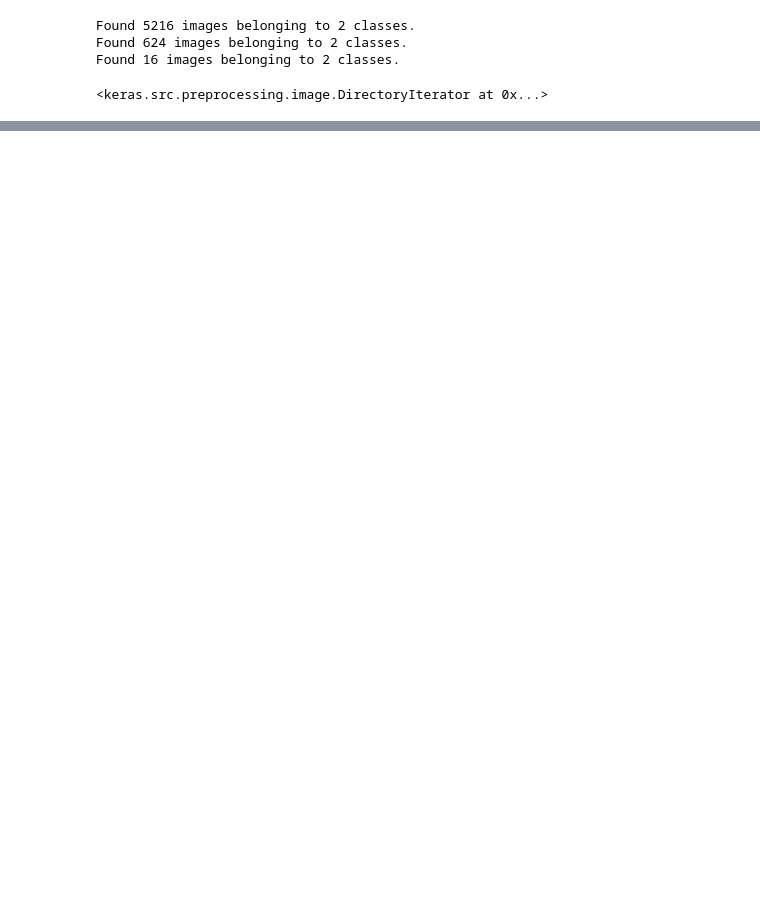
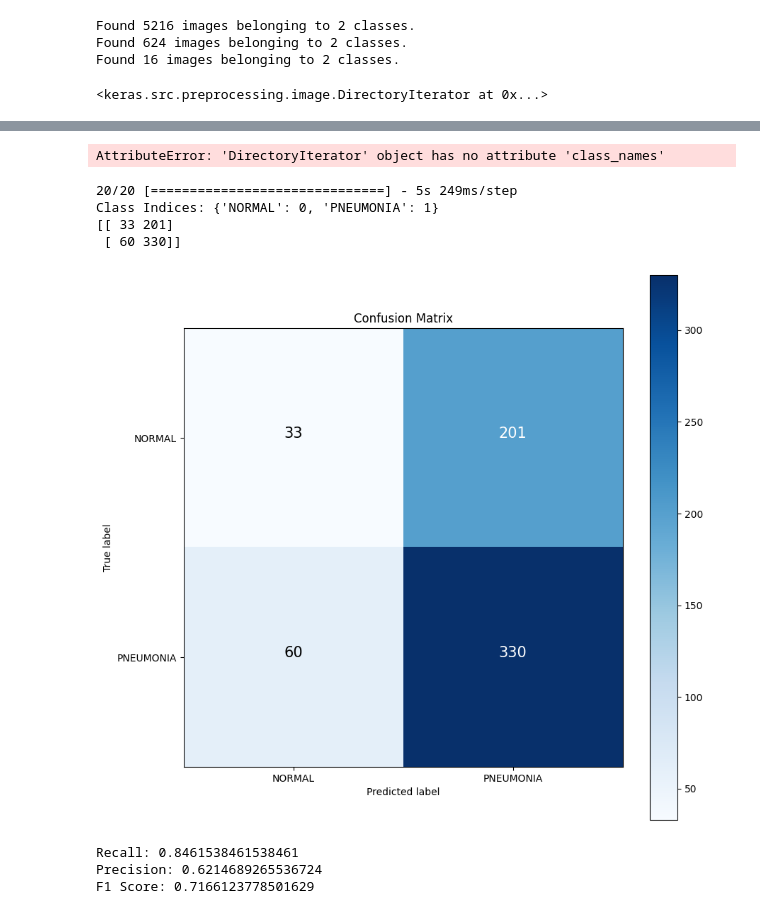
Before and after one commit to abh1shank/Respiratory-Disease-Classification-using-CNN, a Jupyter notebook: pneumonia-classification.ipynb, the cells around one changed output, grey strips where cells are left out. Saved outputs shown, nothing was run; the diff lists cells and outputs as text; code cells hidden in the pictures; blank space fills up the shorter version.

```diff
--- a/pneumonia-classification.ipynb
+++ b/pneumonia-classification.ipynb
@@ -153,3 +165,51 @@ plot_loss_curves(history)
+# %%
+print(test.class_names)
+# %% [output]
+AttributeError: 'DirectoryIterator' object has no attribute 'class_names'
+# %%
+y_pred = model.predict(test)
+y_pred_binary = (y_pred > 0.4).astype(int)
+y_true = test.labels
+class_indices = test.class_indices
+print("Class Indices:", class_indices)
+cm = confusion_matrix(y_true, y_pred_binary)
+print(cm)
+# %% [output]
+20/20 [==============================] - 5s 249ms/step
+Class Indices: {'NORMAL': 0, 'PNEUMONIA': 1}
+[[ 33 201]
+ [ 60 330]]
+# %%
+class_names=list(class_indices.keys())
+# %%
+make_confusion_matrix(y_true,y_pred_binary,classes=class_names)
+# %% [output]
+[figure, added]
+# %%
+from sklearn.metrics import confusion_matrix
+
+def get_Recall(tp, fn):
+    recall = tp / (tp + fn)
+    return recall
+def get_Precision(tp, fp):
+    precision = tp / (tp + fp)
+    return precision
+def get_F1score(recall, precision):
+    f1_score = 2 / ((1 / precision) + (1 / recall))
+    return f1_score
+tn, fp, fn, tp = confusion_matrix(y_true, y_pred_binary).ravel()
+recall = get_Recall(tp, fn)
+precision = get_Precision(tp, fp)
+
+f1_score = get_F1score(recall, precision)
+
+print("Recall:", recall)
+print("Precision:", precision)
+print("F1 Score:", f1_score)
+# %% [output]
+Recall: 0.8461538461538461
+Precision: 0.6214689265536724
+F1 Score: 0.7166123778501629
 # %%
 model.evaluate(test)
 # %% [output]
```
Also changed, not shown: parts of 8 cells of this notebook.
